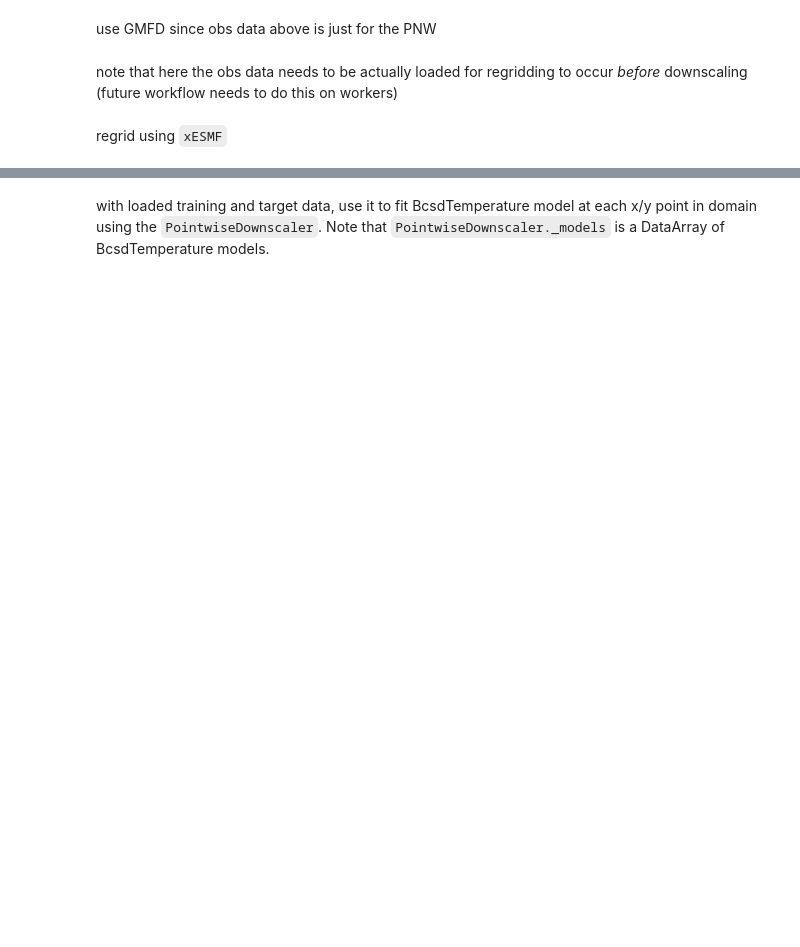
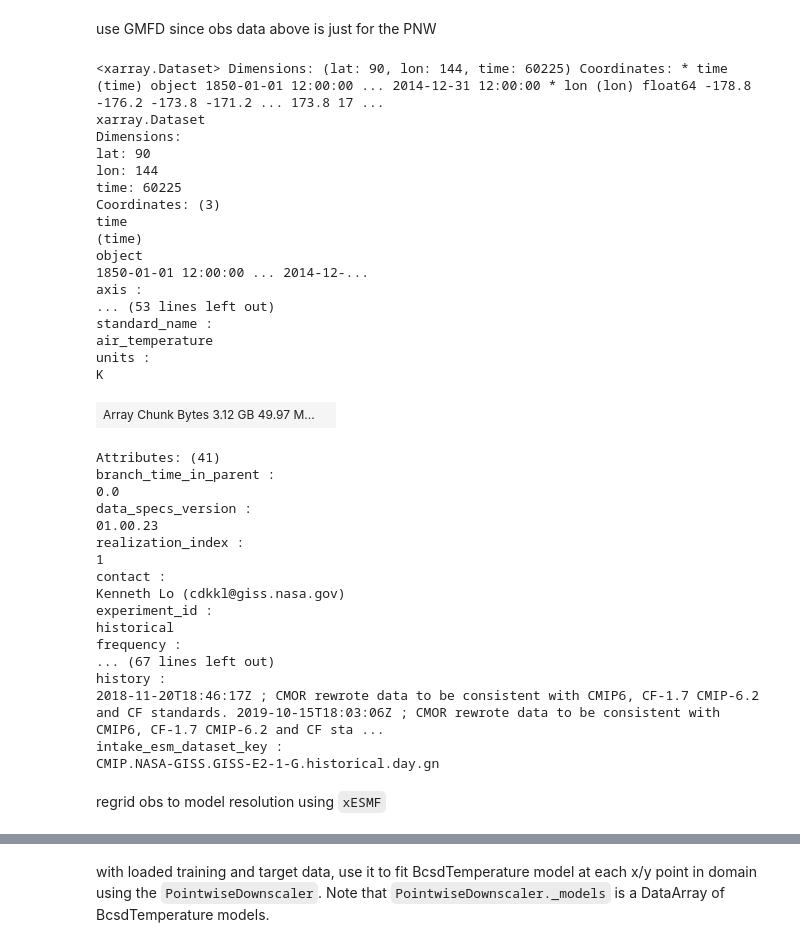
Before and after one commit to ClimateImpactLab/downscaleCMIP6, a Jupyter notebook: notebooks/prototype_global_bias_correction_scaling.ipynb, the cells around one changed output, grey strips where cells are left out. Saved outputs shown, nothing was run; the diff lists cells and outputs as text; code cells hidden in the pictures; blank space fills up the shorter version.

Commit message:
update to regridding and QM chunking for scaling up to ten years

```diff
--- a/notebooks/prototype_global_bias_correction_scaling.ipynb
+++ b/notebooks/prototype_global_bias_correction_scaling.ipynb
@@ -80,6 +76,4 @@ tmax_obs = _convert_lons(tmax_obs)
 
 # remove leap days
 tmax_obs = tmax_obs['tmax'].sel(time=~((tmax_obs.time.dt.month == 2) & (tmax_obs.time.dt.day == 29)))
-# %% [markdown]
-note that here the obs data needs to be actually loaded for regridding to occur _before_ downscaling (future workflow needs to do this on workers)
 # %%
@@ -99,5 +94,43 @@ ds_model = cat['CMIP.NASA-GISS.GISS-E2-1-G.historical.day.gn'].to_dask(
 
 ds_model.lon.values[ds_model.lon.values > 180] -= 360
 ds_model = ds_model.roll(lon=72, roll_coords=True)
+# %%
+ds_model
+# %% [output]
+<xarray.Dataset> Dimensions: (lat: 90, lon: 144, time: 60225) Coordinates: * time (time) object 1850-01-01 12:00:00 ... 2014-12-31 12:00:00 * lon (lon) float64 -178.8 -176.2 -173.8 -171.2 ... 173.8 17 ...
+xarray.Dataset
+Dimensions:
+lat: 90
+lon: 144
+time: 60225
+Coordinates: (3)
+time
+(time)
+object
+1850-01-01 12:00:00 ... 2014-12-...
+axis :
+... (53 lines left out)
+standard_name :
+air_temperature
+units :
+K
+| Array Chunk Bytes 3.12 GB 49.97 M... |  |
+Attributes: (41)
+branch_time_in_parent :
+0.0
+data_specs_version :
+01.00.23
+realization_index :
+1
+contact :
+Kenneth Lo (cdkkl@giss.nasa.gov)
+experiment_id :
+historical
+frequency :
+... (67 lines left out)
+history :
+2018-11-20T18:46:17Z ; CMOR rewrote data to be consistent with CMIP6, CF-1.7 CMIP-6.2 and CF standards. 2019-10-15T18:03:06Z ; CMOR rewrote data to be consistent with CMIP6, CF-1.7 CMIP-6.2 and CF sta ...
+intake_esm_dataset_key :
+CMIP.NASA-GISS.GISS-E2-1-G.historical.day.gn
 # %% [markdown]
-regrid using `xESMF`
+regrid obs to model resolution using `xESMF`
```
Also changed, not shown: parts of 23 cells of this notebook.
